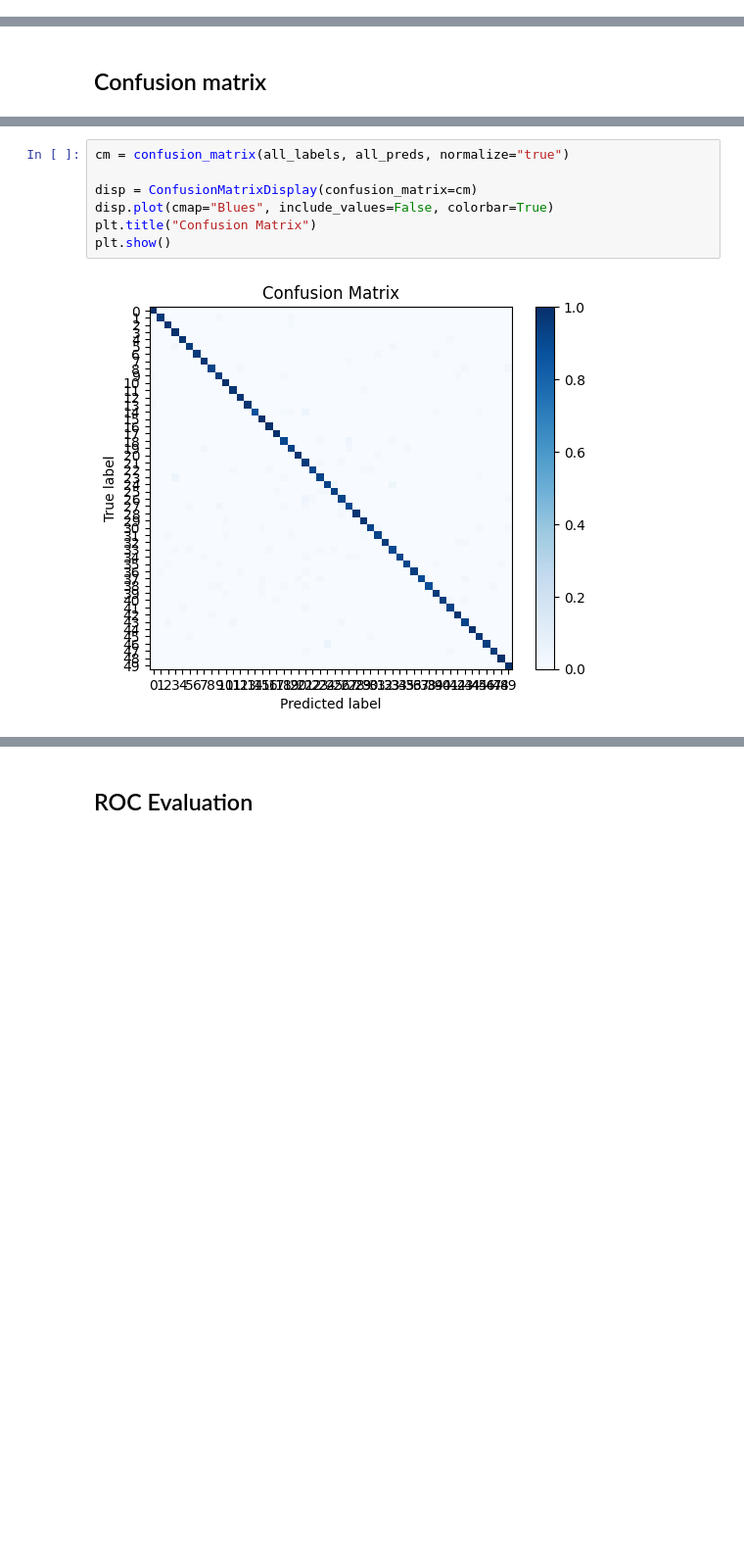
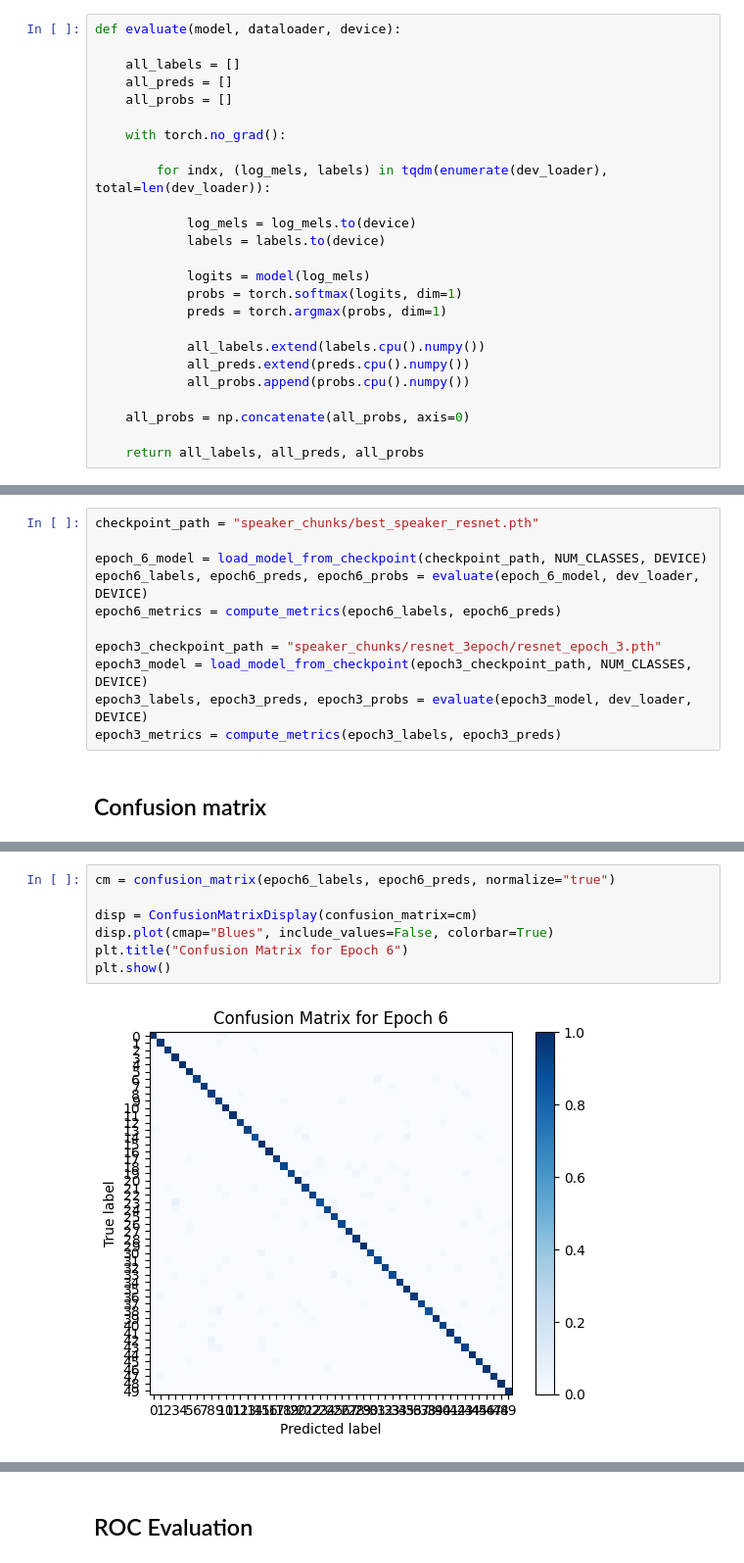
Before and after one commit to Yi-Shan-lin/Speaker-Recognition-using-ResNet-Embeddings, a Jupyter notebook: Evaluation_template.ipynb, the cells around one changed output, grey strips where cells are left out. Shown at 98% size. Saved outputs shown, nothing was run; the diff lists cells and outputs as text; blank space fills up the shorter version.

Commit message:
update evaluation for epoch 3

```diff
--- a/Evaluation_template.ipynb
+++ b/Evaluation_template.ipynb
@@ -127,0 +115,25 @@ ResNet(
+# %%
+def evaluate(model, dataloader, device):
+
+    all_labels = []
+    all_preds = []
+    all_probs = []
+
+    with torch.no_grad():
+
+        for indx, (log_mels, labels) in tqdm(enumerate(dev_loader), total=len(dev_loader)):
+
+            log_mels = log_mels.to(device)
+            labels = labels.to(device)
+
+            logits = model(log_mels)
+            probs = torch.softmax(logits, dim=1)
+            preds = torch.argmax(probs, dim=1)
+
+            all_labels.extend(labels.cpu().numpy())
+            all_preds.extend(preds.cpu().numpy())
+            all_probs.append(probs.cpu().numpy())
+
+    all_probs = np.concatenate(all_probs, axis=0)
+
+    return all_labels, all_preds, all_probs
@@ -159,2 +250,13 @@ Accuracy = 0.951707
+# %%
+checkpoint_path = "speaker_chunks/best_speaker_resnet.pth"
+
+epoch_6_model = load_model_from_checkpoint(checkpoint_path, NUM_CLASSES, DEVICE)
+epoch6_labels, epoch6_preds, epoch6_probs = evaluate(epoch_6_model, dev_loader, DEVICE)
+epoch6_metrics = compute_metrics(epoch6_labels, epoch6_preds)
+
+epoch3_checkpoint_path = "speaker_chunks/resnet_3epoch/resnet_epoch_3.pth"
+epoch3_model = load_model_from_checkpoint(epoch3_checkpoint_path, NUM_CLASSES, DEVICE)
+epoch3_labels, epoch3_preds, epoch3_probs = evaluate(epoch3_model, dev_loader, DEVICE)
+epoch3_metrics = compute_metrics(epoch3_labels, epoch3_preds)
 # %% [markdown]
 ## Confusion matrix
@@ -161,9 +269,9 @@ Accuracy = 0.951707
 # %%
-cm = confusion_matrix(all_labels, all_preds, normalize="true")
+cm = confusion_matrix(epoch6_labels, epoch6_preds, normalize="true")
 
 disp = ConfusionMatrixDisplay(confusion_matrix=cm)
 disp.plot(cmap="Blues", include_values=False, colorbar=True)
-plt.title("Confusion Matrix")
+plt.title("Confusion Matrix for Epoch 6")
 plt.show()
 # %% [output]
-[figure, old version]
+[figure, new version]
```
Also changed, not shown: parts of 23 cells of this notebook.
